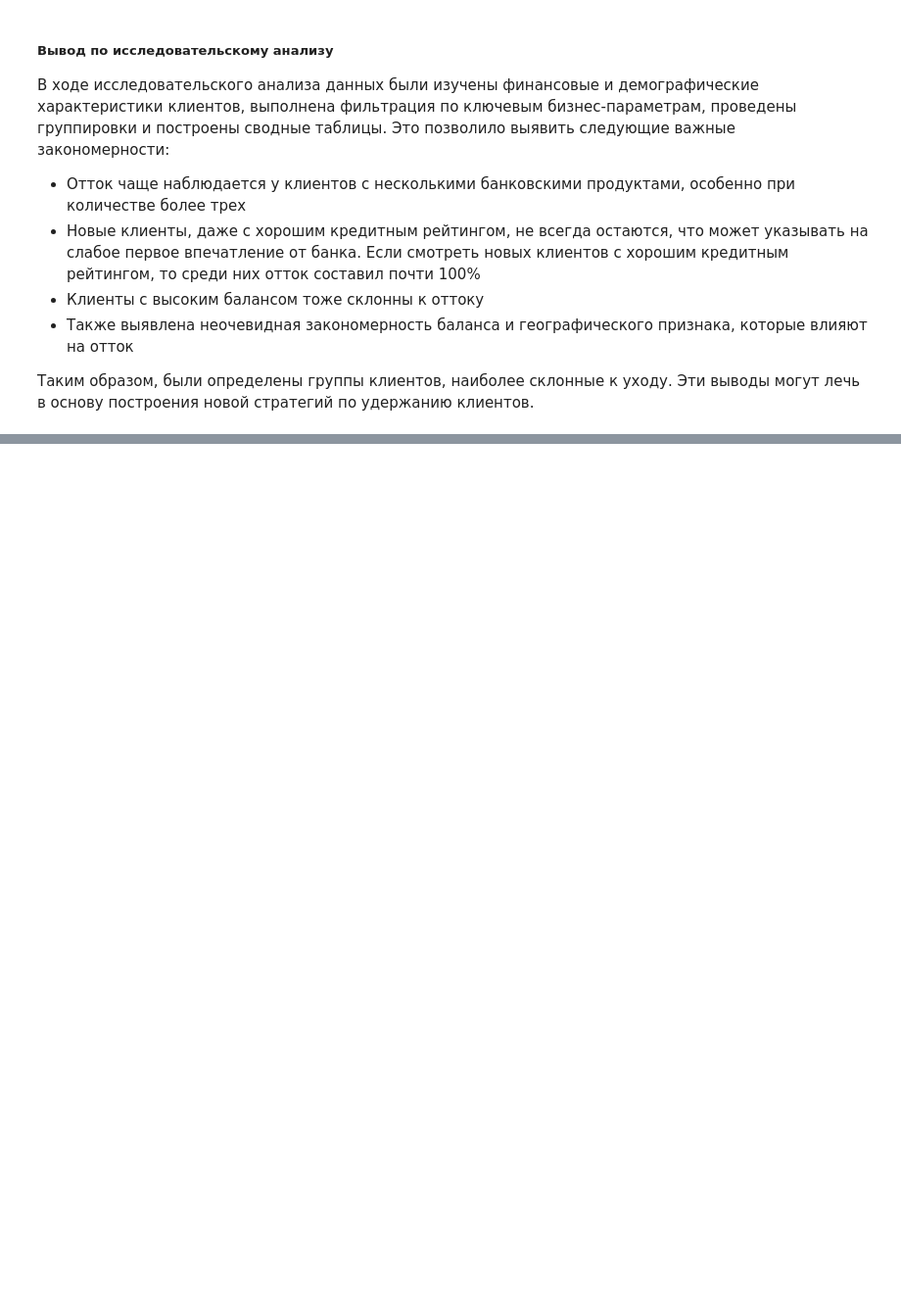
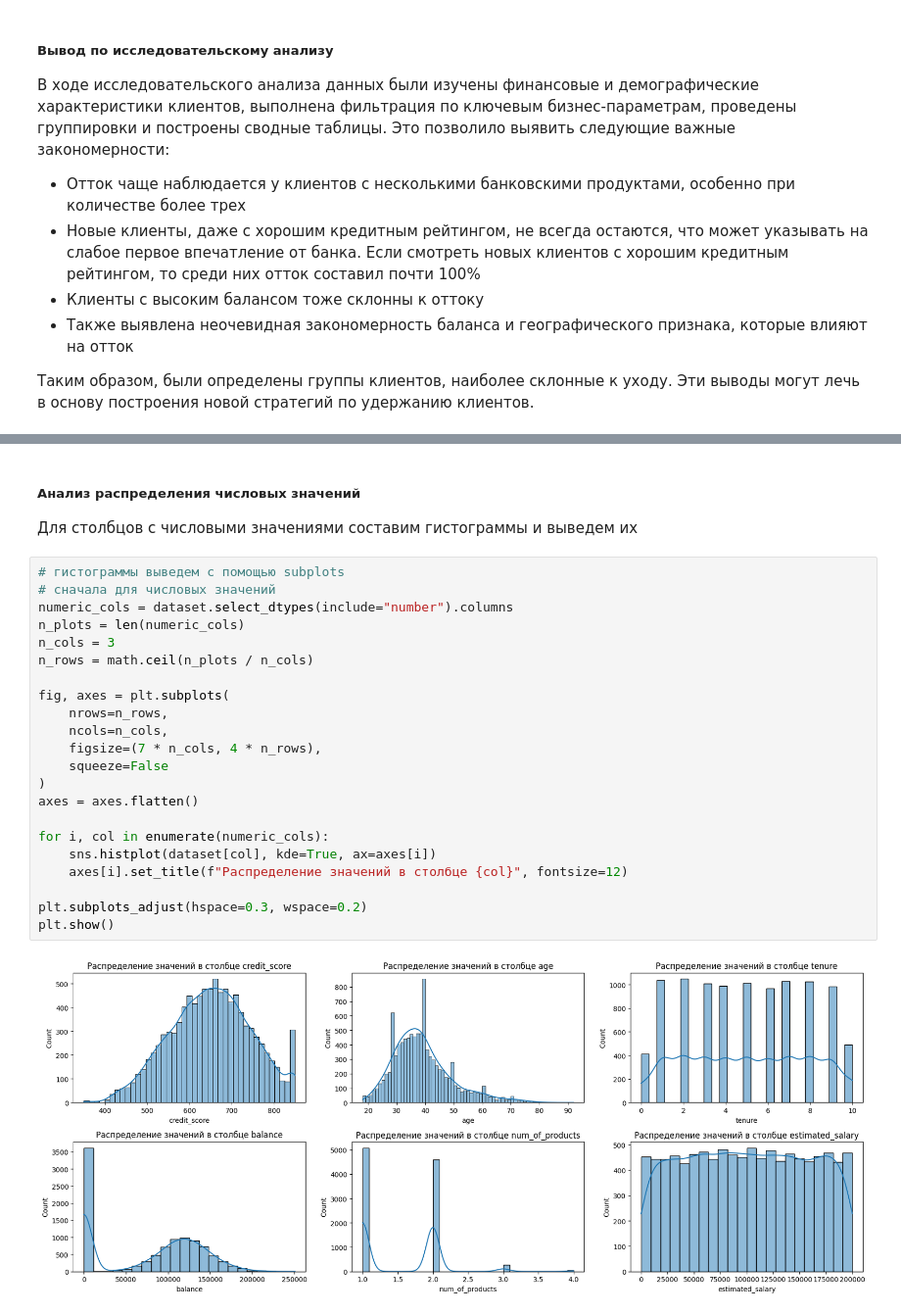
Before and after one commit to Klayksa/bank-churn, a Jupyter notebook: src/bank-churn.ipynb, the cells around one changed output, grey strips where cells are left out. Shown at 98% size. Cells and saved outputs as stored; diff of their text form; blank space fills up the shorter version.

```diff
--- a/src/bank-churn.ipynb
+++ b/src/bank-churn.ipynb
@@ -708,0 +1602,27 @@ range_balance["geography"].value_counts()
+# %% [markdown]
+##### Анализ распределения числовых значений
+Для столбцов с числовыми значениями составим гистограммы и выведем их
+# %%
+# гистограммы выведем с помощью subplots
+# сначала для числовых значений
+numeric_cols = dataset.select_dtypes(include="number").columns
+n_plots = len(numeric_cols)
+n_cols = 3
+n_rows = math.ceil(n_plots / n_cols)
+
+fig, axes = plt.subplots(
+    nrows=n_rows,
+    ncols=n_cols,
+    figsize=(7 * n_cols, 4 * n_rows),
+    squeeze=False
+)
+axes = axes.flatten()
+
+for i, col in enumerate(numeric_cols):
+    sns.histplot(dataset[col], kde=True, ax=axes[i])
+    axes[i].set_title(f"Распределение значений в столбце {col}", fontsize=12)
+
+plt.subplots_adjust(hspace=0.3, wspace=0.2)
+plt.show()
+# %% [output]
+[figure, added]
```
Also changed, not shown: parts of 97 cells of this notebook, 2 other files.
